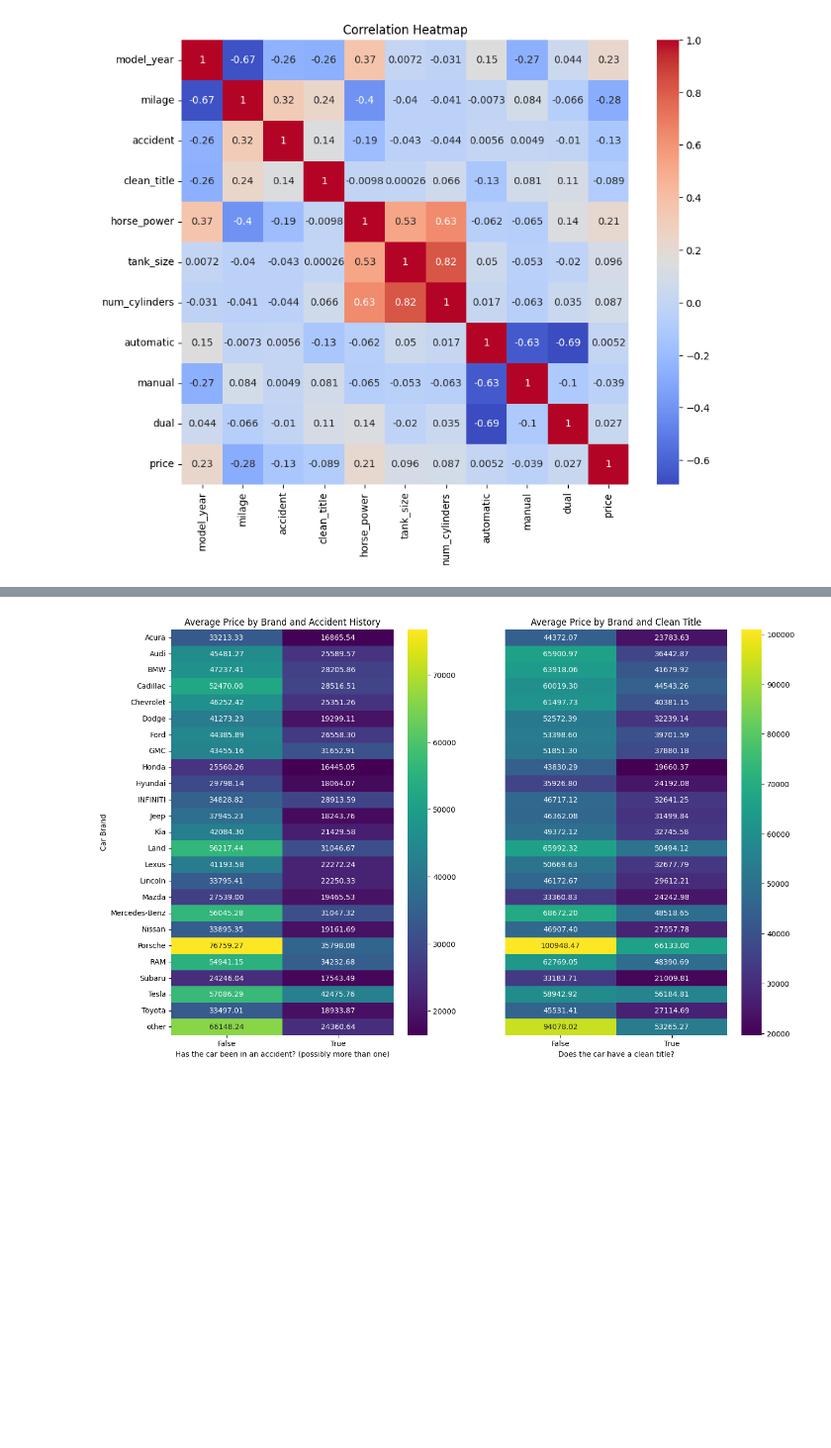
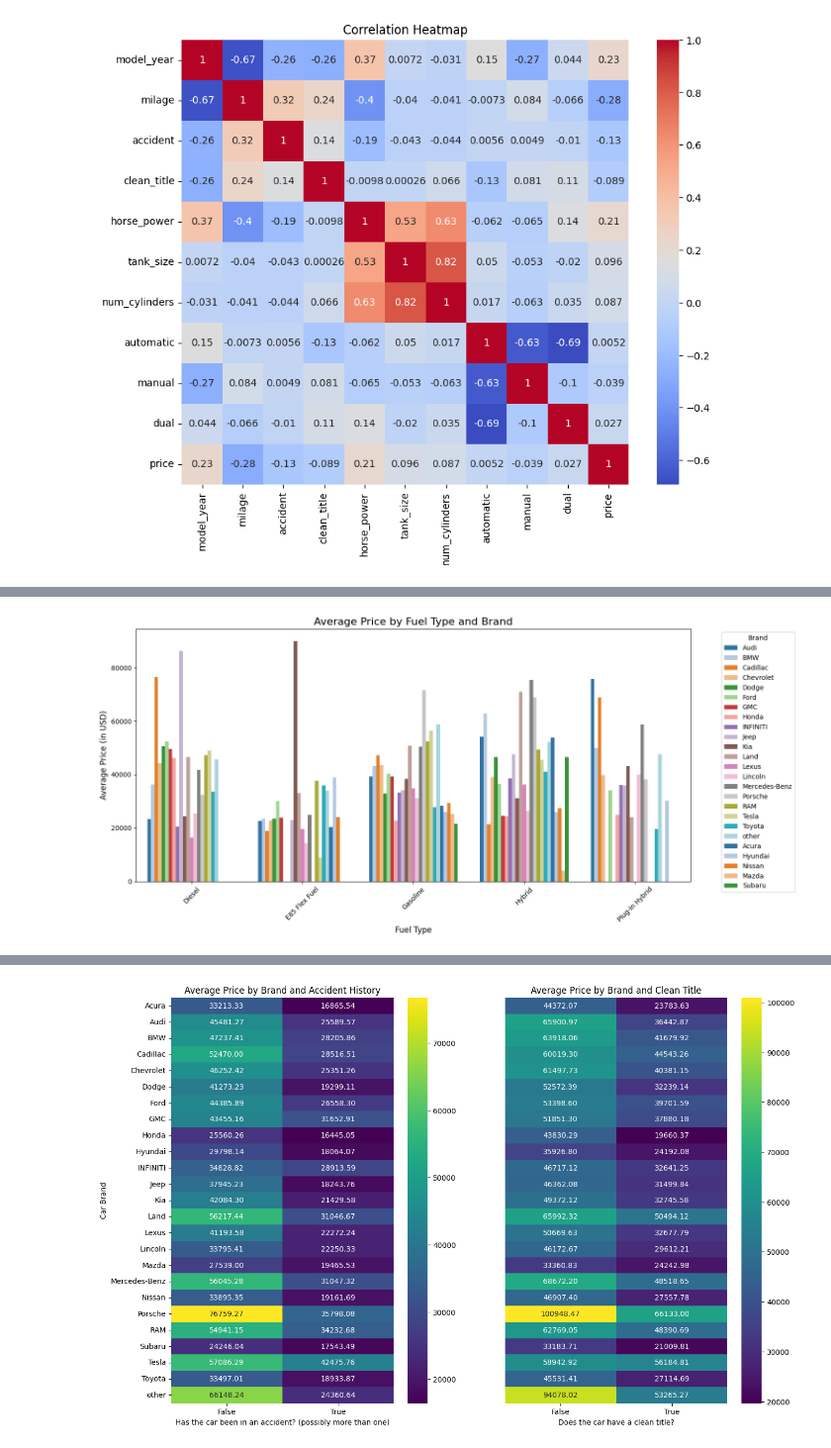
Before and after one commit to YaelDahariBIU/Tabular-Data, a Jupyter notebook: part1.ipynb, the cells around one changed output, grey strips where cells are left out. Shown at 99% size. Drawn from its saved outputs; the diff is of its cells as text; code cells hidden in the pictures; blank space fills up the shorter version.

Commit message:
changed the fuel type visualization to a more interesting one

```diff
--- a/part1.ipynb
+++ b/part1.ipynb
@@ -288,0 +307,33 @@ But suprisingly, cars which lack a "clear" title sell for more than those which
+# %%
+# Compute the average price grouped by fuel type and brand
+avg_price_by_fuel_and_brand = (
+    df_preprocessed.groupby(['fuel_type', 'brand'])['price']
+    .mean()
+    .reset_index()
+)
+
+# Set up the plot
+fig, ax = plt.subplots(figsize=(15, 7))
+
+# Create a grouped bar chart
+sns.barplot(
+    data=avg_price_by_fuel_and_brand,
+    x='fuel_type',
+    y='price',
+    hue='brand',
+    ax=ax,
+    palette='tab20'
+)
+
+# Add title and labels
+plt.title('Average Price by Fuel Type and Brand', fontsize=16)
+plt.xlabel('Fuel Type', fontsize=12)
+plt.ylabel('Average Price (in USD)', fontsize=12)
+plt.xticks(rotation=45)  # Rotate x-axis labels for better readability
+plt.legend(title='Brand', bbox_to_anchor=(1.05, 1), loc='upper left')  # Adjust legend position
+plt.tight_layout()
+
+# Show the plot
+plt.show()
+# %% [output]
+[figure, added]
```
Also changed, not shown: parts of 15 cells of this notebook.
